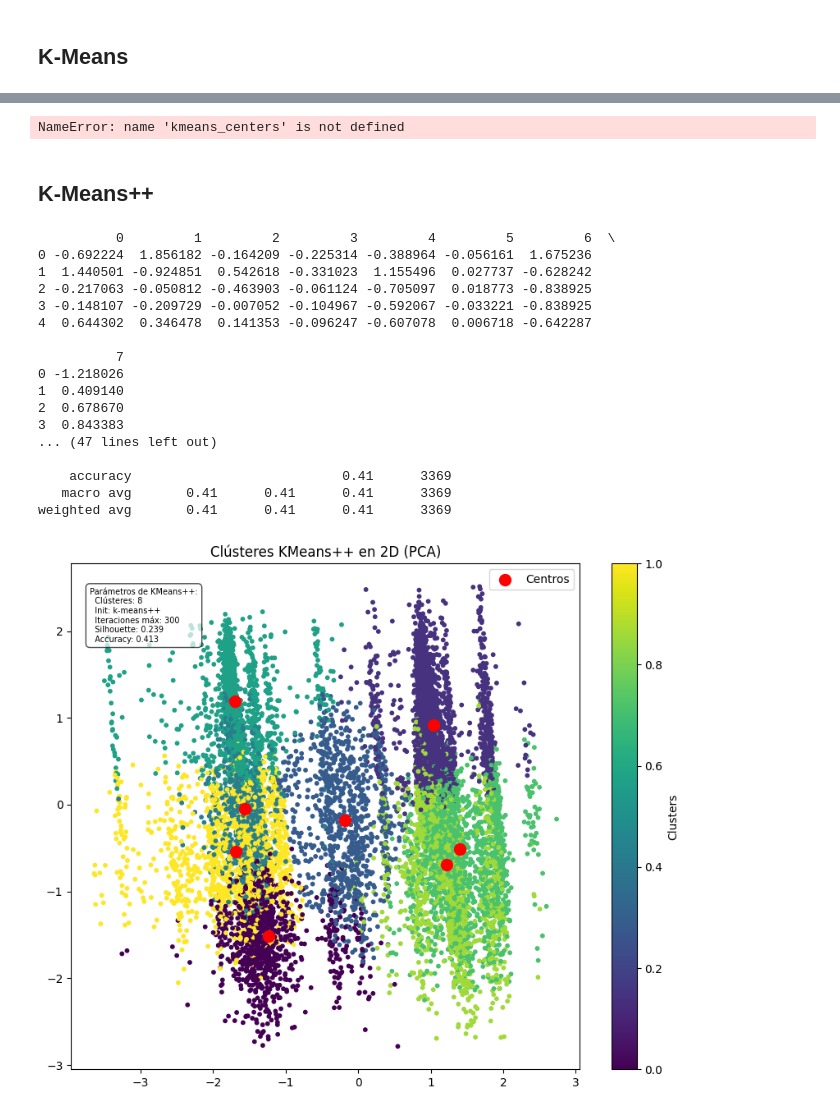
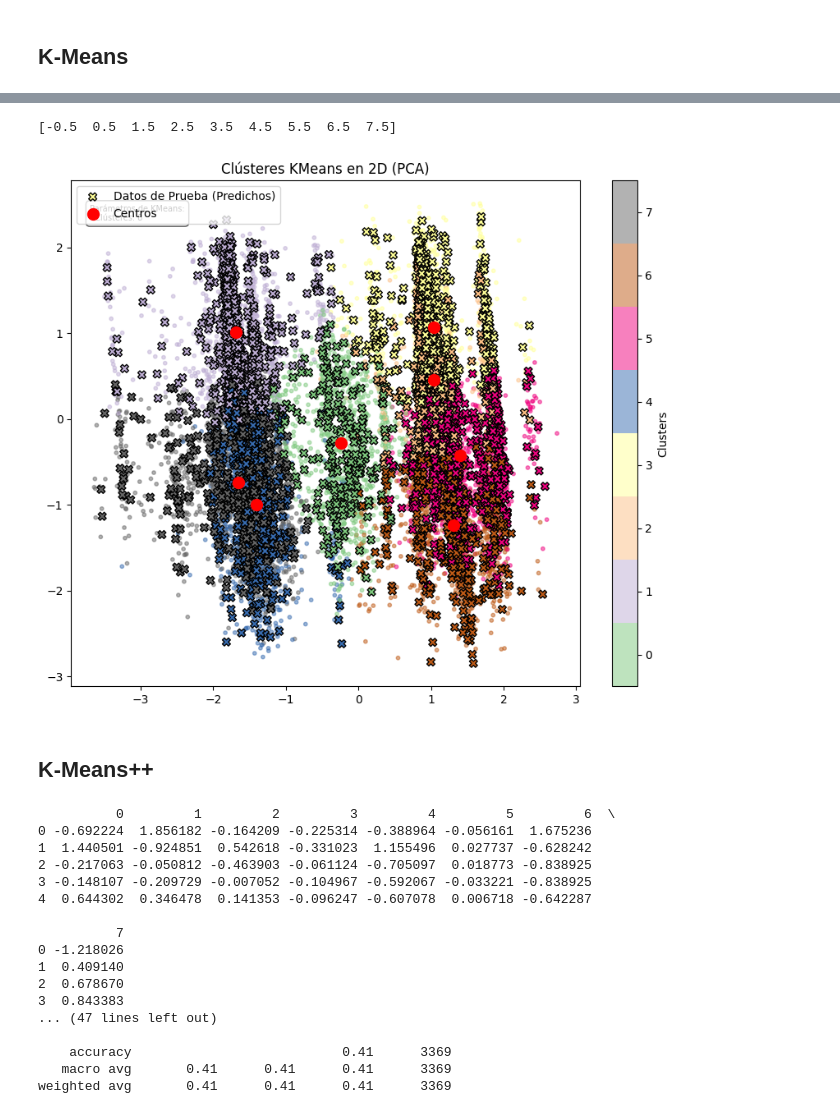
Before and after one commit to branxeto/Laboratorios, a Jupyter notebook: Lab IA/Tarea 2/Item1.ipynb, the cells around one changed output, grey strips where cells are left out. Cells and saved outputs as stored; diff of their text form; code cells hidden in the pictures.

```diff
--- a/Lab IA/Tarea 2/Item1.ipynb
+++ b/Lab IA/Tarea 2/Item1.ipynb
@@ -237,35 +269,57 @@ weighted avg       0.41      0.41      0.41      3369
 # %%
 grafico_2d_kmeans = PCA(n_components=2, random_state=42)
 train_data_2d = grafico_2d_kmeans.fit_transform(train_data_kmeans)
+test_data_2d = grafico_2d_kmeans.transform(test_data)
 centros_2d = grafico_2d_kmeans.transform(kmeans_centers)
+
 plt.figure(figsize=(10, 8))
-plt.scatter(train_data_2d[:, 0], train_data_2d[:, 1],
-            c=kmeans_labels, cmap='viridis', s=10)
+sc_train = plt.scatter(
+    train_data_2d[:, 0],
+    train_data_2d[:, 1],
+    c=kmeans_labels,
+    cmap='Accent',
+    s=10
+    , alpha=0.5
+)
+plt.scatter(
+    test_data_2d[:, 0],
+    test_data_2d[:, 1],
+    c=cluster_test_kmeans,
+    cmap='Accent',
+    s=50,
+    marker='X',
+    edgecolors='black',
+    label='Datos de Prueba (Predichos)'
+)
 plt.scatter(
     centros_2d[:, 0],
     centros_2d[:, 1],
     color='red',
     s=100,
     zorder=10,
     marker='o',
     label='Centros'
 )
 param_string = (
     f"Parámetros de KMeans:\n"
     f"  Clústeres: {kmeans.n_clusters}"
 )
 plt.text(
     -3.7, 2.5, param_string,
     ha='left', va='top',
     fontsize=7,
     bbox=dict(boxstyle='round,pad=0.5', facecolor='white', alpha=0.7)
 )
 plt.legend()
 plt.title('Clústeres KMeans en 2D (PCA)')
-plt.colorbar(label='Clusters')
+boundaries = np.arange(kmeans.n_clusters + 1) - 0.5
+print(boundaries)
+ticks = np.arange(kmeans.n_clusters)
+plt.colorbar(sc_train, label='Clusters', boundaries=boundaries, ticks=ticks)
 plt.show()
 # %% [output]
-NameError: name 'kmeans_centers' is not defined
+[-0.5  0.5  1.5  2.5  3.5  4.5  5.5  6.5  7.5]
+[figure, added]
 # %% [markdown]
 ## K-Means++
 # %%
@@ -313,45 +367,6 @@ accuracy_kmeanspp = accuracy_score(y_test, y_pred_kmeanspp)
 print(f'Accuracy (KMeans++): {accuracy_kmeanspp}')
 print("Classification Report (KMeans++):")
 print(classification_report(y_test, y_pred_kmeanspp, zero_division=0))
-
-# --- Gráfico PCA 2D ---
-grafico_2d_kmeanspp = PCA(n_components=2, random_state=42)
-train_data_2d_kmeanspp = grafico_2d_kmeanspp.fit_transform(train_data_kmeanspp)
-centros_2d_kmeanspp = grafico_2d_kmeanspp.transform(kmeanspp_centers)
-
-plt.figure(figsize=(10, 8))
-plt.scatter(train_data_2d_kmeanspp[:, 0], train_data_2d_kmeanspp[:, 1],
-            c=kmeanspp_labels, cmap='viridis', s=10)
-plt.scatter(
-    centros_2d_kmeanspp[:, 0],
-    centros_2d_kmeanspp[:, 1],
-    color='red',
-    s=100,
-    zorder=10,
-    marker='o',
-    label='Centros'
-)
-
-param_string = (
-    f"Parámetros de KMeans++:\n"
-    f"  Clústeres: {kmeanspp.n_clusters}\n"
-    f"  Init: {kmeanspp.init}\n"
-    f"  Iteraciones máx: {kmeanspp.max_iter}\n"
-    f"  Silhouette: {silhouette_vals_kmeanspp:.3f}\n"
-    f"  Accuracy: {accuracy_kmeanspp:.3f}"
-)
-
-plt.text(
-    -3.7, 2.5, param_string,
-    ha='left', va='top',
-    fontsize=7,
-    bbox=dict(boxstyle='round,pad=0.5', facecolor='white', alpha=0.7)
-)
-
-plt.legend()
-plt.title('Clústeres KMeans++ en 2D (PCA)')
-plt.colorbar(label='Clusters')
-plt.show()
 # %% [output]
           0         1         2         3         4         5         6  \
 0 -0.692224  1.856182 -0.164209 -0.225314 -0.388964 -0.056161  1.675236
@@ -370,4 +385,3 @@ plt.show()
     accuracy                           0.41      3369
    macro avg       0.41      0.41      0.41      3369
 weighted avg       0.41      0.41      0.41      3369
-[figure, removed]
```
Also changed, not shown: parts of 9 cells of this notebook.
